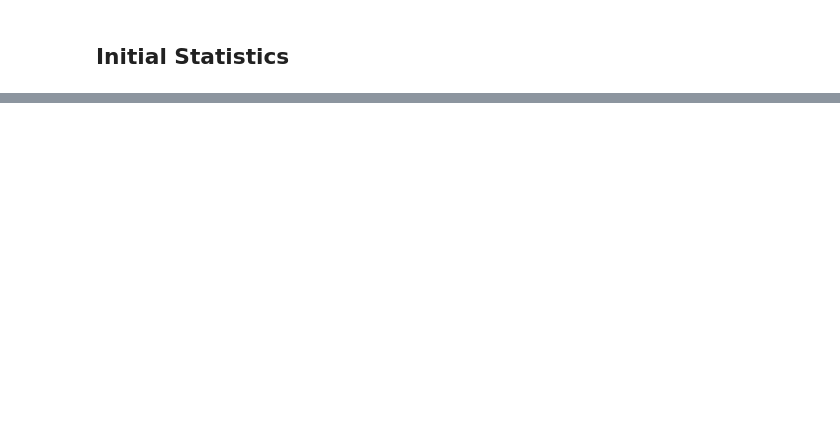
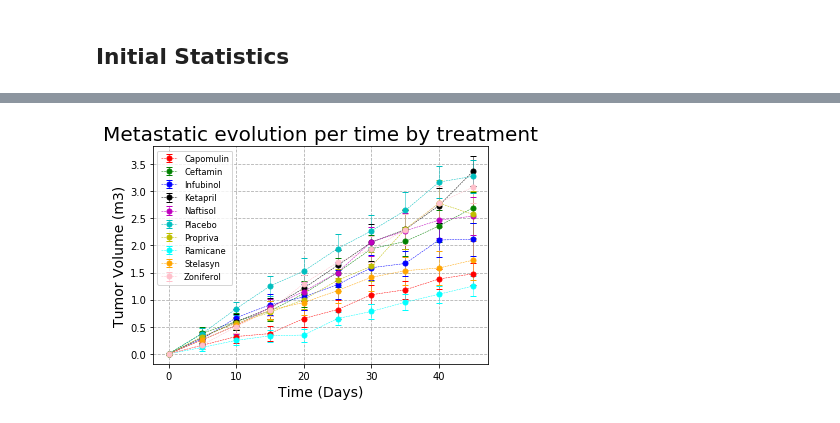
Before and after one commit to Linadavila/matplotlib-challenge, a Jupyter notebook: Pymaceuticals_code.ipynb, the cells around one changed output, grey strips where cells are left out. Drawn from its saved outputs; the diff is of its cells as text; code cells hidden in the pictures; blank space fills up the shorter version.

```diff
--- a/Pymaceuticals_code.ipynb
+++ b/Pymaceuticals_code.ipynb
@@ -436,0 +193,6 @@ The correlation between mouse weight and the average tumor volume is 0.84
+# %%
+#define variables:
+met_sites_sem = clinical_data_complete.groupby(["Drug Regimen","Timepoint"]).sem()["Metastatic Sites"]
+
+met_sites_sem = pd.DataFrame(met_sites_sem)
+met_sites_sem.head(5)
@@ -436,0 +207,9 @@ The correlation between mouse weight and the average tumor volume is 0.84
+# %%
+#change index and create pivot
+met_sites_mean = met_sites_mean.reset_index()
+met_sites_mean_pivot = met_sites_mean.pivot(index="Timepoint",columns="Drug Regimen")["Metastatic Sites"]
+
+met_sites_sem = met_sites_sem.reset_index()
+met_sites_sem_pivot = met_sites_sem.pivot(index="Timepoint",columns="Drug Regimen")["Metastatic Sites"]
+
+met_sites_mean_pivot.head(5)
@@ -436,0 +234,43 @@ The correlation between mouse weight and the average tumor volume is 0.84
+# %%
+
+#Capomulin
+plt.errorbar(met_sites_mean_pivot.index, met_sites_mean_pivot["Capomulin"], yerr=met_sites_sem_pivot["Capomulin"], marker="o", color="r", markersize=5,linestyle="dashed", linewidth=0.50, capsize=3, label="Capomulin")
+
+#Ceftamin
+plt.errorbar(met_sites_mean_pivot.index, met_sites_mean_pivot["Ceftamin"], yerr=met_sites_sem_pivot["Ceftamin"], marker="o", color="g", markersize=5,linestyle="dashed", linewidth=0.50, capsize=3, label="Ceftamin")
+
+#Infubinol
+plt.errorbar(met_sites_mean_pivot.index, met_sites_mean_pivot["Infubinol"], yerr=met_sites_sem_pivot["Infubinol"], marker="o", color="b", markersize=5,linestyle="dashed", linewidth=0.50, capsize=3, label="Infubinol")
+
+#Ketapril
+plt.errorbar(met_sites_mean_pivot.index, met_sites_mean_pivot["Ketapril"], yerr=met_sites_sem_pivot["Ketapril"], marker="o", color="k", markersize=5,linestyle="dashed", linewidth=0.50, capsize=3, label="Ketapril")
+
+#Naftisol
+plt.errorbar(met_sites_mean_pivot.index, met_sites_mean_pivot["Naftisol"], yerr=met_sites_sem_pivot["Naftisol"], marker="o", color="m", markersize=5,linestyle="dashed", linewidth=0.50, capsize=3, label="Naftisol")
+
+#Placebo
+plt.errorbar(met_sites_mean_pivot.index, met_sites_mean_pivot["Placebo"], yerr=met_sites_sem_pivot["Placebo"], marker="o", color="c", markersize=5,linestyle="dashed", linewidth=0.50, capsize=3, label="Placebo")
+
+#Propriva
+plt.errorbar(met_sites_mean_pivot.index, met_sites_mean_pivot["Propriva"], yerr=met_sites_sem_pivot["Propriva"], marker="o", color="y", markersize=5,linestyle="dashed", linewidth=0.50, capsize=3, label="Propriva")
+
+#Ramicane
+plt.errorbar(met_sites_mean_pivot.index, met_sites_mean_pivot["Ramicane"], yerr=met_sites_sem_pivot["Ramicane"], marker="o", color="aqua", markersize=5,linestyle="dashed", linewidth=0.50, capsize=3, label="Ramicane")
+
+#Stelasyn
+plt.errorbar(met_sites_mean_pivot.index, met_sites_mean_pivot["Stelasyn"], yerr=met_sites_sem_pivot["Stelasyn"], marker="o", color="orange", markersize=5,linestyle="dashed", linewidth=0.50, capsize=3, label="Stelasyn")
+
+#Zoniferol
+plt.errorbar(met_sites_mean_pivot.index, met_sites_mean_pivot["Zoniferol"], yerr=met_sites_sem_pivot["Zoniferol"], marker="o", color="pink", markersize=5,linestyle="dashed", linewidth=0.50, capsize=3, label="Zoniferol")
+
+
+plt.title("Metastatic evolution per time by treatment", fontsize=20)
+plt.ylabel("Tumor Volume (m3)", fontsize=14)
+plt.xlabel("Time (Days)", fontsize=14)
+plt.grid(linestyle="dashed")
+plt.legend(loc="best", fontsize="small", fancybox = True)
+
+plt.savefig("./Analysis/Metastatic_evolution.png")
+plt.show()
+# %% [output]
+[figure, added]
```
Also changed, not shown: parts of 44 cells of this notebook, 5 other files.
